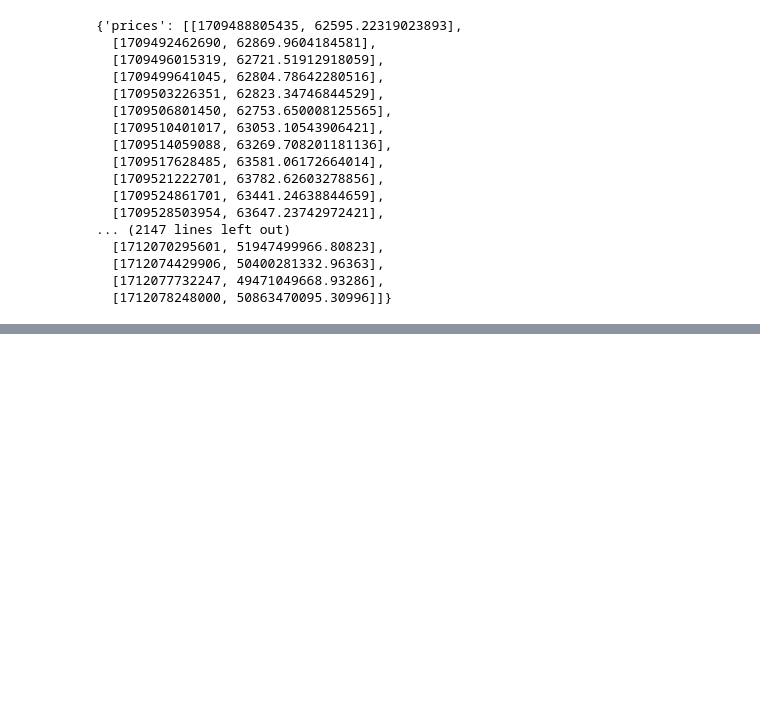
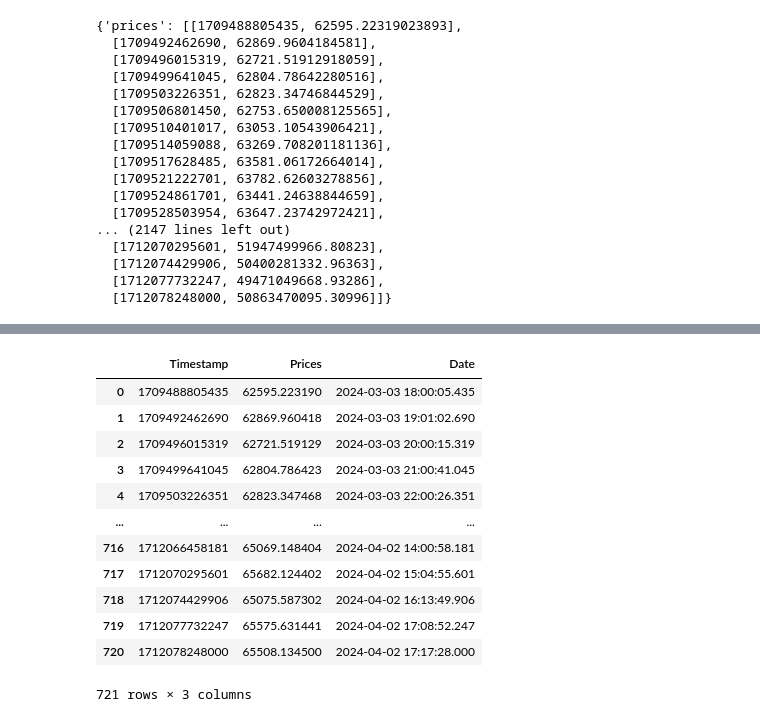
Before and after one commit to samarth003/ibm-data-science-repo, a Jupyter notebook: Python-DS-AI-labs/wk5/pycoingecko.ipynb, the cells around one changed output, grey strips where cells are left out. Saved outputs shown, nothing was run; the diff lists cells and outputs as text; code cells hidden in the pictures; blank space fills up the shorter version.

```diff
--- a/Python-DS-AI-labs/wk5/pycoingecko.ipynb
+++ b/Python-DS-AI-labs/wk5/pycoingecko.ipynb
@@ -35,3 +35,20 @@ df.head()
 | 2 | 1709496015319 | 62721.519129 |
 | 3 | 1709499641045 | 62804.786423 |
 | 4 | 1709503226351 | 62823.347468 |
+# %%
+df['Date'] = pd.to_datetime(df['Timestamp'], unit= 'ms')
+df
+# %% [output]
+|  | Timestamp | Prices | Date |
+| 0 | 1709488805435 | 62595.223190 | 2024-03-03 18:00:05.435 |
+| 1 | 1709492462690 | 62869.960418 | 2024-03-03 19:01:02.690 |
+| 2 | 1709496015319 | 62721.519129 | 2024-03-03 20:00:15.319 |
+| 3 | 1709499641045 | 62804.786423 | 2024-03-03 21:00:41.045 |
+| 4 | 1709503226351 | 62823.347468 | 2024-03-03 22:00:26.351 |
+| ... | ... | ... | ... |
+| 716 | 1712066458181 | 65069.148404 | 2024-04-02 14:00:58.181 |
+| 717 | 1712070295601 | 65682.124402 | 2024-04-02 15:04:55.601 |
+| 718 | 1712074429906 | 65075.587302 | 2024-04-02 16:13:49.906 |
+| 719 | 1712077732247 | 65575.631441 | 2024-04-02 17:08:52.247 |
+| 720 | 1712078248000 | 65508.134500 | 2024-04-02 17:17:28.000 |
+721 rows × 3 columns
```
Also changed, not shown: parts of 4 cells of this notebook, 2 other files.
